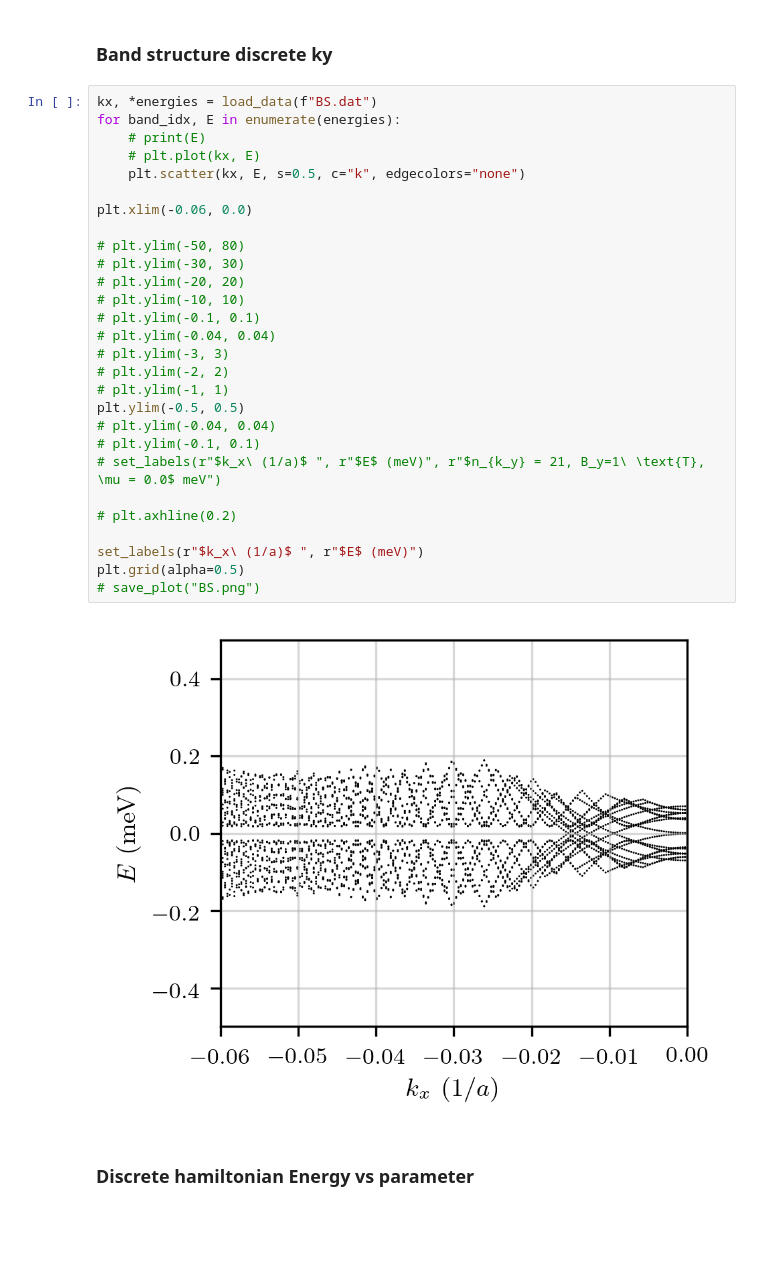
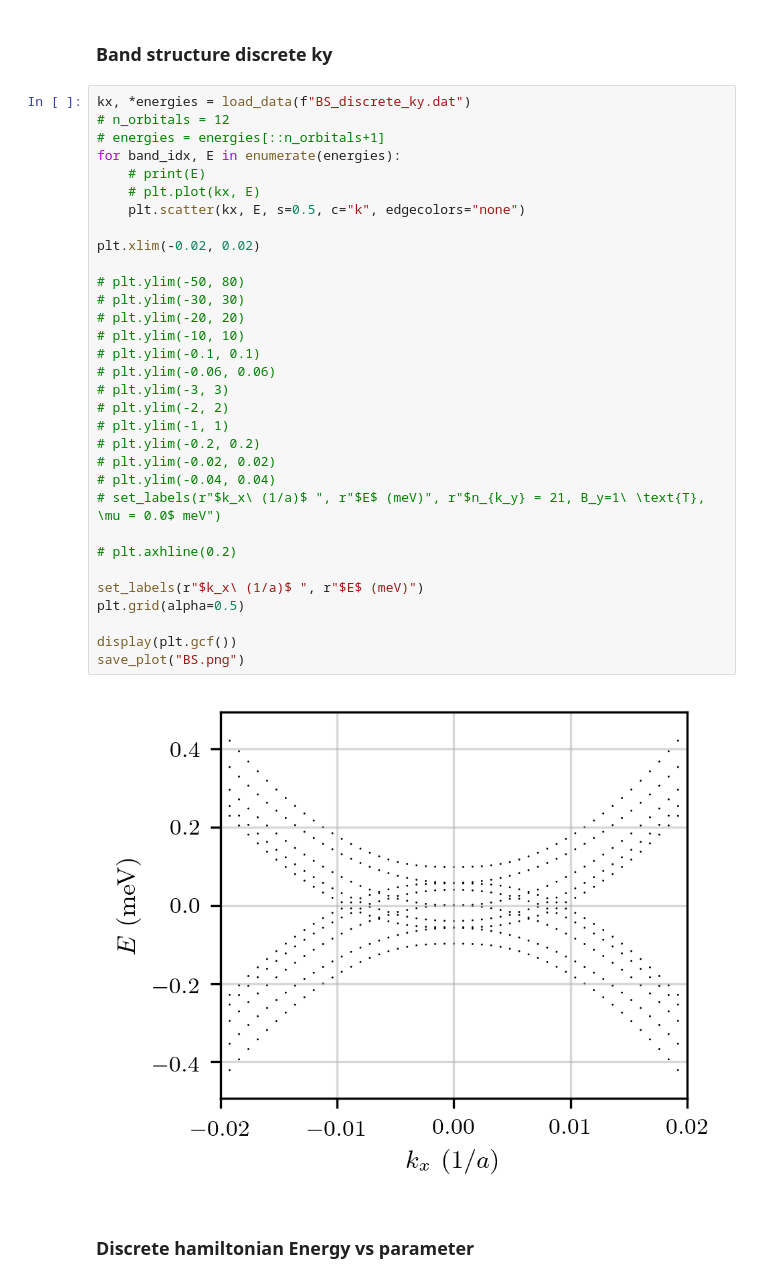
Before and after one commit to piotr-zeberek/LAOSTO-Topology-MSc, a Jupyter notebook: plot.ipynb, the cells around one changed output. Cells and saved outputs as stored; diff of their text form; blank space fills up the shorter version.

```diff
--- a/plot.ipynb
+++ b/plot.ipynb
@@ -242,35 +242,39 @@ plt.grid(alpha=0.5)
 # %% [markdown]
 ### Band structure discrete ky
 # %%
-kx, *energies = load_data(f"BS.dat")
+kx, *energies = load_data(f"BS_discrete_ky.dat")
+# n_orbitals = 12
+# energies = energies[::n_orbitals+1]
 for band_idx, E in enumerate(energies):
     # print(E)
     # plt.plot(kx, E)
     plt.scatter(kx, E, s=0.5, c="k", edgecolors="none")
 
-plt.xlim(-0.06, 0.0)
+plt.xlim(-0.02, 0.02)
 
 # plt.ylim(-50, 80)
 # plt.ylim(-30, 30)
 # plt.ylim(-20, 20)
 # plt.ylim(-10, 10)
 # plt.ylim(-0.1, 0.1)
-# plt.ylim(-0.04, 0.04)
+# plt.ylim(-0.06, 0.06)
 # plt.ylim(-3, 3)
 # plt.ylim(-2, 2)
 # plt.ylim(-1, 1)
-plt.ylim(-0.5, 0.5)
+# plt.ylim(-0.2, 0.2)
+# plt.ylim(-0.02, 0.02)
 # plt.ylim(-0.04, 0.04)
-# plt.ylim(-0.1, 0.1)
 # set_labels(r"$k_x\ (1/a)$ ", r"$E$ (meV)", r"$n_{k_y} = 21, B_y=1\ \text{T}, \mu = 0.0$ meV")
 
 # plt.axhline(0.2)
 
 set_labels(r"$k_x\ (1/a)$ ", r"$E$ (meV)")
 plt.grid(alpha=0.5)
-# save_plot("BS.png")
+
+display(plt.gcf())
+save_plot("BS.png")
 # %% [output]
-[figure, old version]
+[figure, new version]
 # %% [markdown]
 ### Discrete hamiltonian Energy vs parameter
 # %%
```
Also changed, not shown: parts of 1 cell of this notebook, 45 other files.
